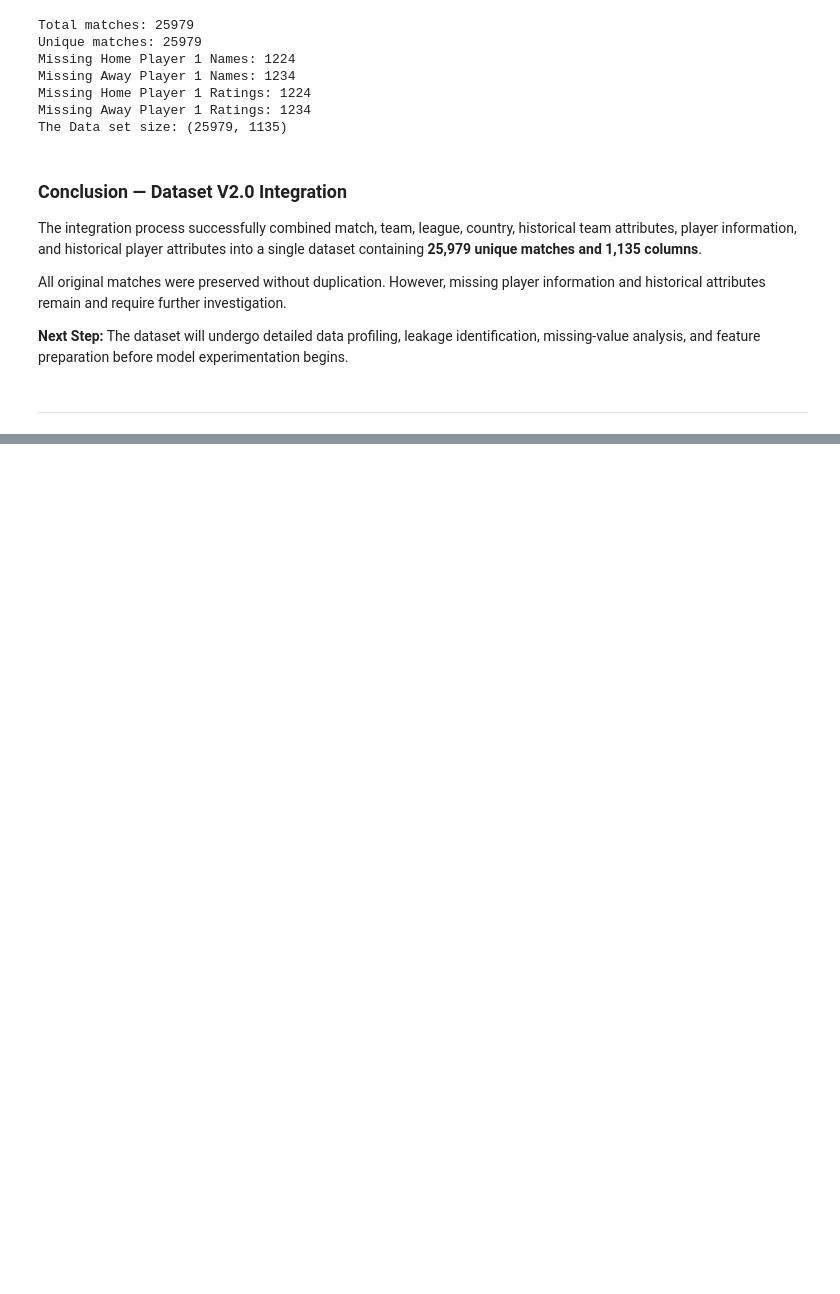
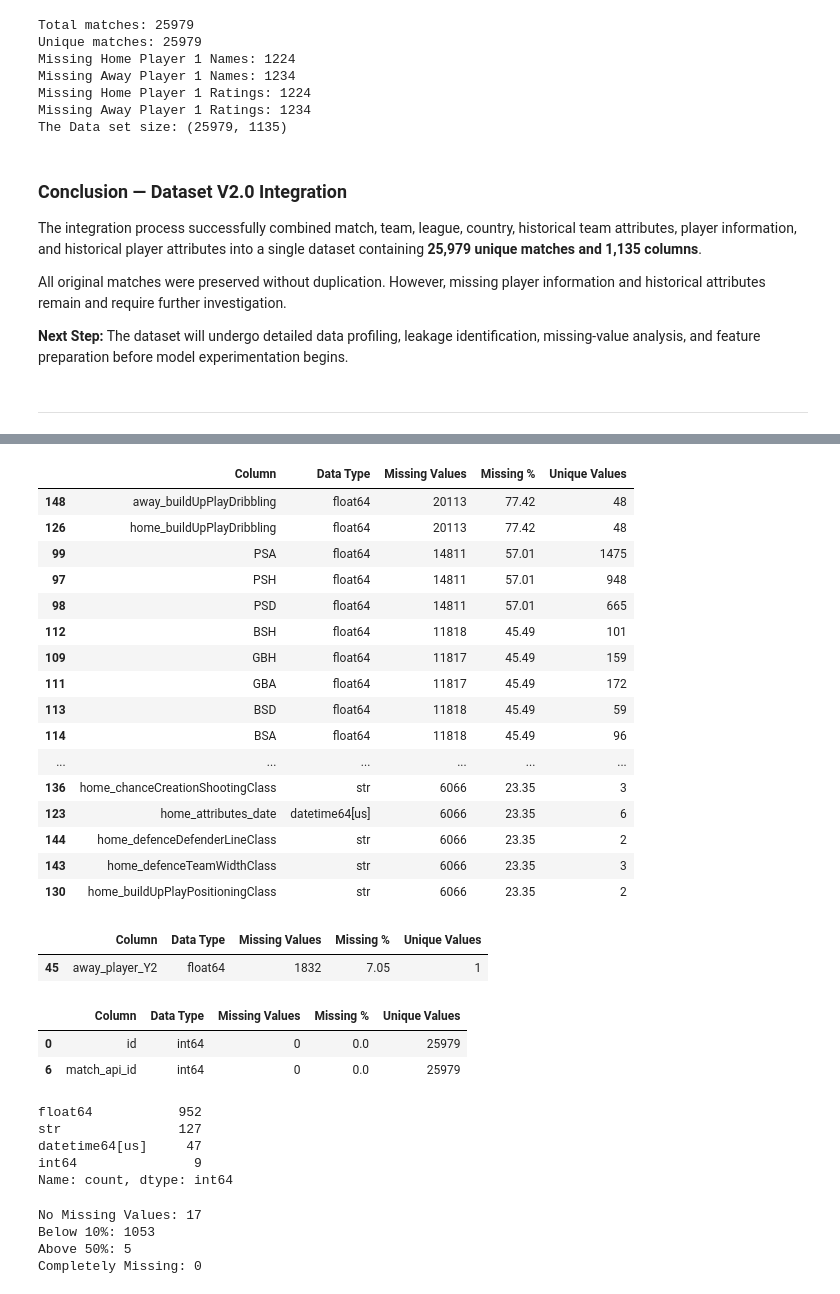
Before and after one commit to Aalli-Talpur/football-match-outcome-prediction, a Jupyter notebook: Notebook/04_Dataset_V2_Feature_Engineering_and_Experimentation.ipynb, the cells around one changed output, grey strips where cells are left out. Saved outputs shown, nothing was run; the diff lists cells and outputs as text; code cells hidden in the pictures; blank space fills up the shorter version.

```diff
--- a/Notebook/04_Dataset_V2_Feature_Engineering_and_Experimentation.ipynb
+++ b/Notebook/04_Dataset_V2_Feature_Engineering_and_Experimentation.ipynb
@@ -545,0 +577,60 @@ All original matches were preserved without duplication. However, missing player
+# %%
+display(
+    column_report.sort_values(
+        "Missing %", ascending=False
+    ).head(30)
+)
+# %% [output]
+|  | Column | Data Type | Missing Values | Missing % | Unique Values |
+| 148 | away_buildUpPlayDribbling | float64 | 20113 | 77.42 | 48 |
+| 126 | home_buildUpPlayDribbling | float64 | 20113 | 77.42 | 48 |
+| 99 | PSA | float64 | 14811 | 57.01 | 1475 |
+| 97 | PSH | float64 | 14811 | 57.01 | 948 |
+| 98 | PSD | float64 | 14811 | 57.01 | 665 |
+| 112 | BSH | float64 | 11818 | 45.49 | 101 |
+| 109 | GBH | float64 | 11817 | 45.49 | 159 |
+| 111 | GBA | float64 | 11817 | 45.49 | 172 |
+| 113 | BSD | float64 | 11818 | 45.49 | 59 |
+| 114 | BSA | float64 | 11818 | 45.49 | 96 |
+| ... | ... | ... | ... | ... | ... |
+| 136 | home_chanceCreationShootingClass | str | 6066 | 23.35 | 3 |
+| 123 | home_attributes_date | datetime64[us] | 6066 | 23.35 | 6 |
+| 144 | home_defenceDefenderLineClass | str | 6066 | 23.35 | 2 |
+| 143 | home_defenceTeamWidthClass | str | 6066 | 23.35 | 3 |
+| 130 | home_buildUpPlayPositioningClass | str | 6066 | 23.35 | 2 |
+# %%
+display(
+    column_report[column_report["Unique Values"] <= 1]
+)
+# %% [output]
+|  | Column | Data Type | Missing Values | Missing % | Unique Values |
+| 45 | away_player_Y2 | float64 | 1832 | 7.05 | 1 |
+# %%
+display(
+    column_report[column_report["Unique Values"] == 25979]
+)
+# %% [output]
+|  | Column | Data Type | Missing Values | Missing % | Unique Values |
+| 0 | id | int64 | 0 | 0.0 | 25979 |
+| 6 | match_api_id | int64 | 0 | 0.0 | 25979 |
+# %%
+v2_df.dtypes.value_counts()
+# %% [output]
+float64           952
+str               127
+datetime64[us]     47
+int64               9
+Name: count, dtype: int64
+# %%
+print("No Missing Values:", (column_report["Missing %"] == 0).sum())
+
+print("Below 10%:", (column_report["Missing %"] < 10).sum())
+
+print("Above 50%:", (column_report["Missing %"] > 50).sum())
+
+print("Completely Missing:", (column_report["Missing %"] == 100).sum())
+# %% [output]
+No Missing Values: 17
+Below 10%: 1053
+Above 50%: 5
+Completely Missing: 0
```
Also changed, not shown: parts of 9 cells of this notebook.
